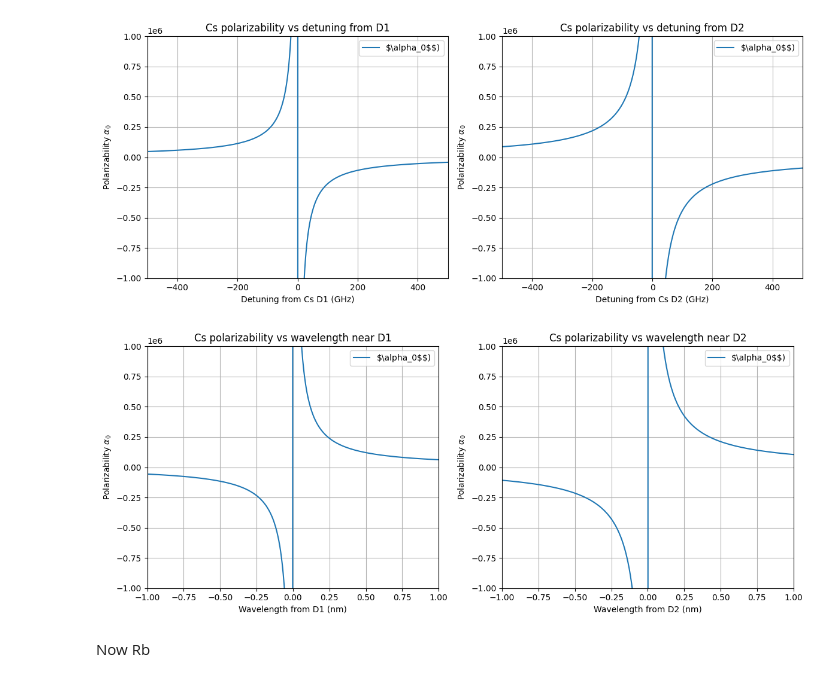
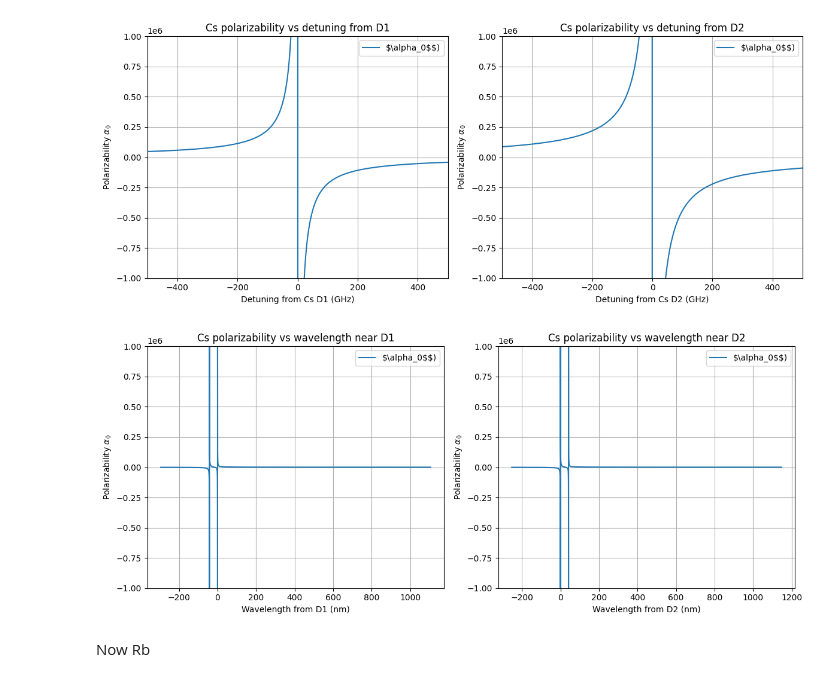
Before and after one commit to Lopez-Santi/RbCs-simulations, a Jupyter notebook: lattice transport/atomPolarizablitycalc.ipynb, the cells around one changed output. Cells and saved outputs as stored; diff of their text form; code cells hidden in the pictures.

```diff
--- a/lattice transport/atomPolarizablitycalc.ipynb
+++ b/lattice transport/atomPolarizablitycalc.ipynb
@@ -73,32 +73,32 @@ plt.show()
 # %% [output]
 [figure]
 # %%
-wavelength_range = 1  # nm around D1 and D2 lines
+wavelength_range = 500  # nm around D1 and D2 lines
 ylims = 1e6
 
 # plot in terms of wavelength form D1 and D2 lines
 fig, (ax1, ax2) = plt.subplots(1, 2, figsize=(12, 5))
 ax1.plot(df["wavelength_nm"] - lambda_D1_nm, alpha, label=r"$\alpha_0$$)")
 ax1.set_xlabel(r"Wavelength from D1 (nm)")
 ax1.set_ylabel(r"Polarizability $\alpha_0$")
 ax1.set_title("Cs polarizability vs wavelength near D1")
-ax1.set_xlim([-wavelength_range, wavelength_range])
+# ax1.set_xlim([-wavelength_range, wavelength_range])
 ax1.set_ylim([-ylims, ylims])
 ax1.grid(True)
 ax1.legend()
 
 ax2.plot(df["wavelength_nm"] - lambda_D2_nm, alpha, label=r"$\alpha_0$$)")
 ax2.set_xlabel(r"Wavelength from D2 (nm)")
 ax2.set_ylabel(r"Polarizability $\alpha_0$")
 ax2.set_title("Cs polarizability vs wavelength near D2")
-ax2.set_xlim([-wavelength_range, wavelength_range])
+# ax2.set_xlim([-wavelength_range, wavelength_range])
 ax2.set_ylim([-ylims, ylims])
 ax2.grid(True)
 ax2.legend()
 plt.tight_layout()
 plt.show()
 # %% [output]
-[figure, old version]
+[figure, new version]
 # %% [markdown]
 Now Rb
 # %%
```
Also changed, not shown: 1 other file.
